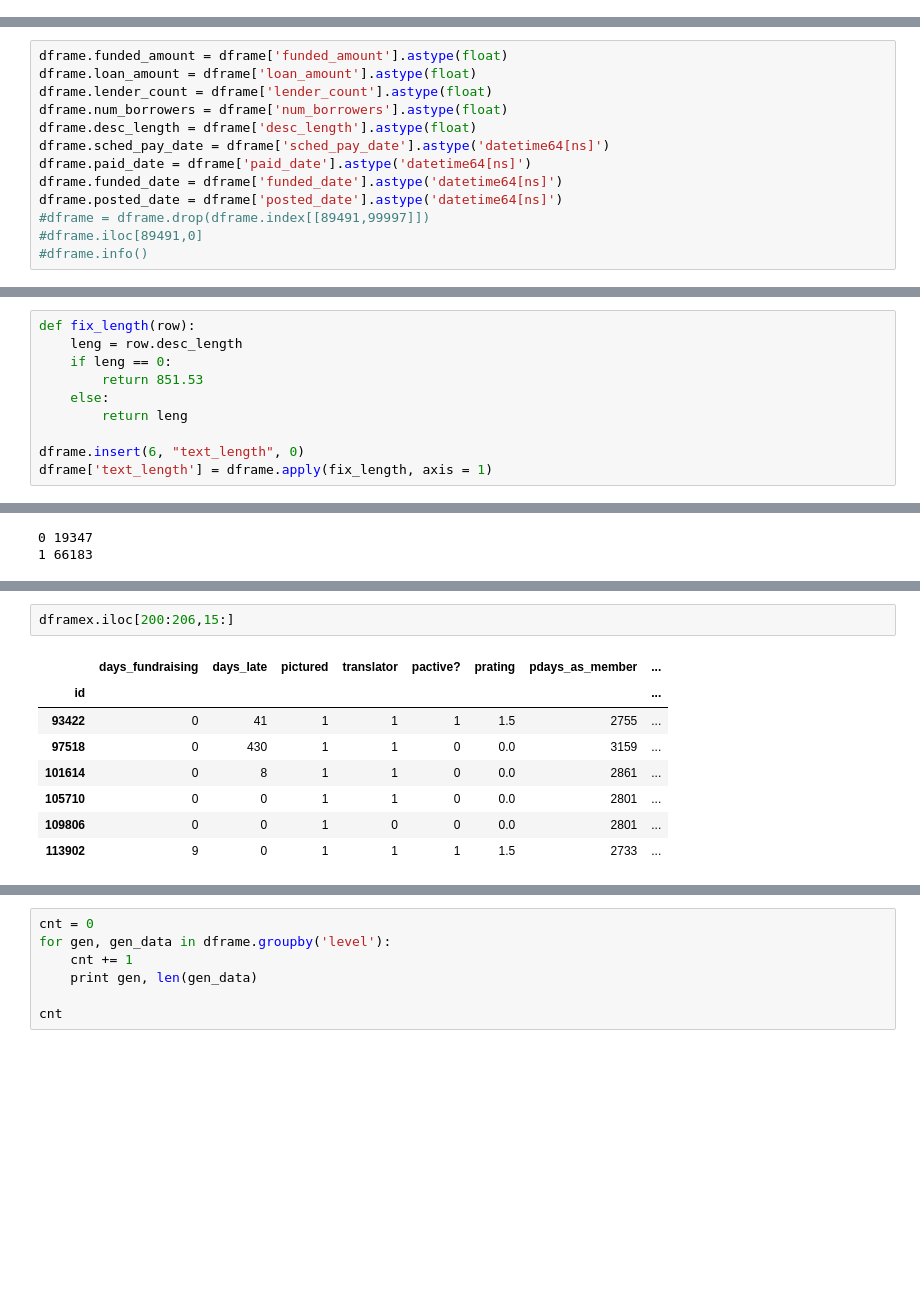
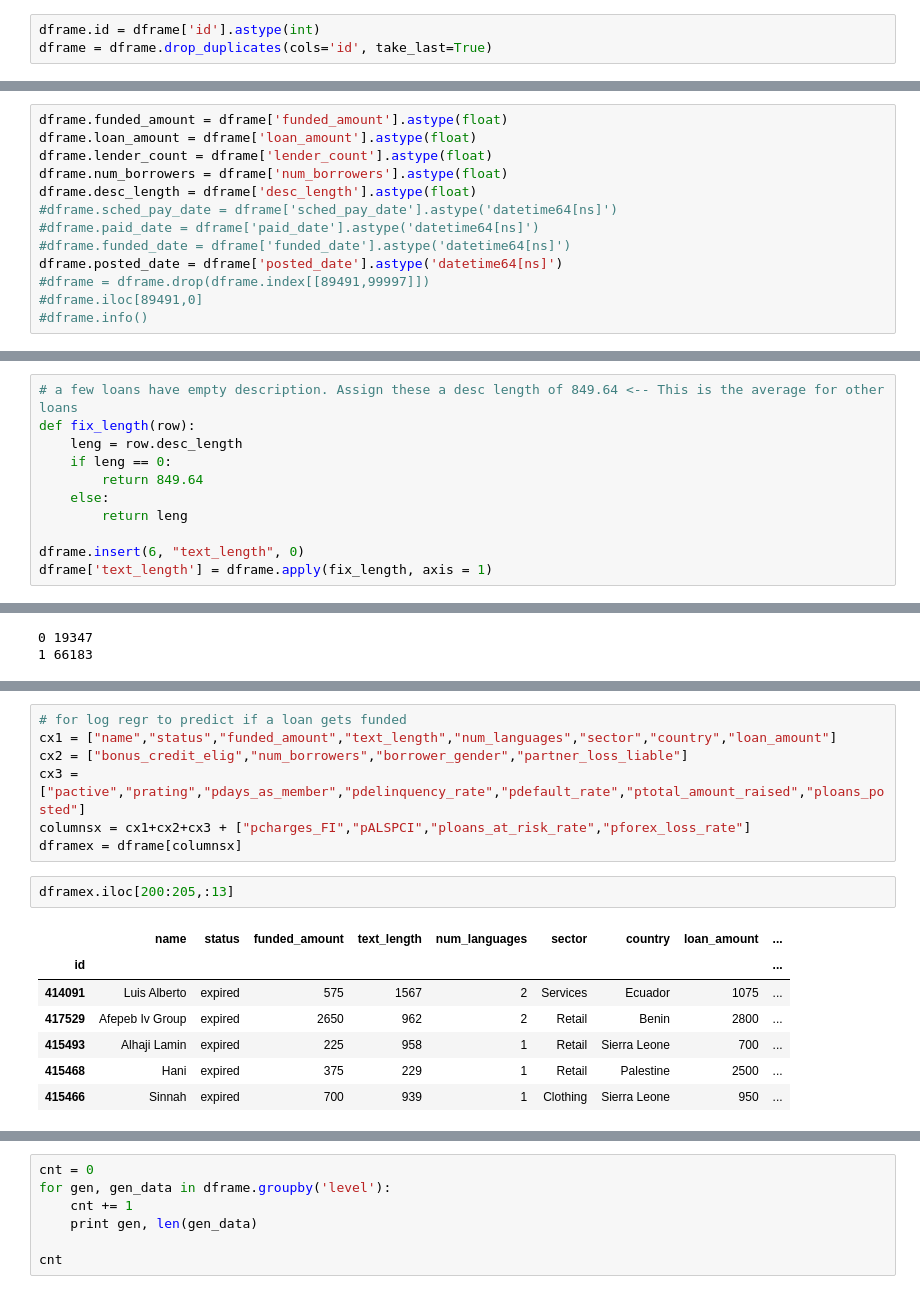
Before and after one commit to mwenda11/spring-2015-homeworks, a Jupyter notebook: project/basic_statistics.ipynb, the cells around one changed output, grey strips where cells are left out. Cells and saved outputs as stored; diff of their text form; blank space fills up the shorter version.

```diff
--- a/project/basic_statistics.ipynb
+++ b/project/basic_statistics.ipynb
@@ -149,3 +146,6 @@ dframe.iloc[:6,30:]
+# %%
+dframe.id = dframe['id'].astype(int)
+dframe = dframe.drop_duplicates(cols='id', take_last=True)
 # %%
 #ls =[733434,574,760206,733387,572,4114,760908,11646,12599,560424,523417,11271,762608,11303]
 dframe.meta_delete = dframe['meta_delete'].astype(int)
@@ -159,9 +159,9 @@ dframe.loan_amount = dframe['loan_amount'].astype(float)
 dframe.lender_count = dframe['lender_count'].astype(float)
 dframe.num_borrowers = dframe['num_borrowers'].astype(float)
 dframe.desc_length = dframe['desc_length'].astype(float)
-dframe.sched_pay_date = dframe['sched_pay_date'].astype('datetime64[ns]')
-dframe.paid_date = dframe['paid_date'].astype('datetime64[ns]')
-dframe.funded_date = dframe['funded_date'].astype('datetime64[ns]')
+#dframe.sched_pay_date = dframe['sched_pay_date'].astype('datetime64[ns]')
+#dframe.paid_date = dframe['paid_date'].astype('datetime64[ns]')
+#dframe.funded_date = dframe['funded_date'].astype('datetime64[ns]')
 dframe.posted_date = dframe['posted_date'].astype('datetime64[ns]')
 #dframe = dframe.drop(dframe.index[[89491,99997]])
 #dframe.iloc[89491,0]
@@ -192,8 +208,9 @@ dframe['days_fundraising'] = dframe.apply(days_fundraising, axis = 1)
 # %%
+# a few loans have empty description. Assign these a desc length of 849.64 <-- This is the average for other loans
 def fix_length(row):
     leng = row.desc_length
     if leng == 0:
-        return 851.53
+        return 849.64
     else:
         return leng
 
@@ -279,12 +297,18 @@ dframex = dframe[columnsx]
+# %%
+# for log regr to predict if a loan gets funded
+cx1 = ["name","status","funded_amount","text_length","num_languages","sector","country","loan_amount"]
+cx2 = ["bonus_credit_elig","num_borrowers","borrower_gender","partner_loss_liable"]
+cx3 = ["pactive","prating","pdays_as_member","pdelinquency_rate","pdefault_rate","ptotal_amount_raised","ploans_posted"]
+columnsx = cx1+cx2+cx3 + ["pcharges_FI","pALSPCI","ploans_at_risk_rate","pforex_loss_rate"]
+dframex = dframe[columnsx]
 # %%
-dframex.iloc[200:206,15:]
+dframex.iloc[200:205,:13]
 # %% [output]
-|  | days_fundraising | days_late | pictured | translator | pactive? | prating | pdays_as_member | ... |
-| id |  |  |  |  |  |  |  | ... |
-| 93422 | 0 | 41 | 1 | 1 | 1 | 1.5 | 2755 | ... |
-| 97518 | 0 | 430 | 1 | 1 | 0 | 0.0 | 3159 | ... |
-| 101614 | 0 | 8 | 1 | 1 | 0 | 0.0 | 2861 | ... |
-| 105710 | 0 | 0 | 1 | 1 | 0 | 0.0 | 2801 | ... |
-| 109806 | 0 | 0 | 1 | 0 | 0 | 0.0 | 2801 | ... |
-| 113902 | 9 | 0 | 1 | 1 | 1 | 1.5 | 2733 | ... |
+|  | name | status | funded_amount | text_length | num_languages | sector | country | loan_amount | ... |
+| id |  |  |  |  |  |  |  |  | ... |
+| 414091 | Luis Alberto | expired | 575 | 1567 | 2 | Services | Ecuador | 1075 | ... |
+| 417529 | Afepeb Iv Group | expired | 2650 | 962 | 2 | Retail | Benin | 2800 | ... |
+| 415493 | Alhaji Lamin | expired | 225 | 958 | 1 | Retail | Sierra Leone | 700 | ... |
+| 415468 | Hani | expired | 375 | 229 | 1 | Retail | Palestine | 2500 | ... |
+| 415466 | Sinnah | expired | 700 | 939 | 1 | Clothing | Sierra Leone | 950 | ... |
 # %%
```
Also changed, not shown: parts of 9 cells of this notebook, 4 other files.
